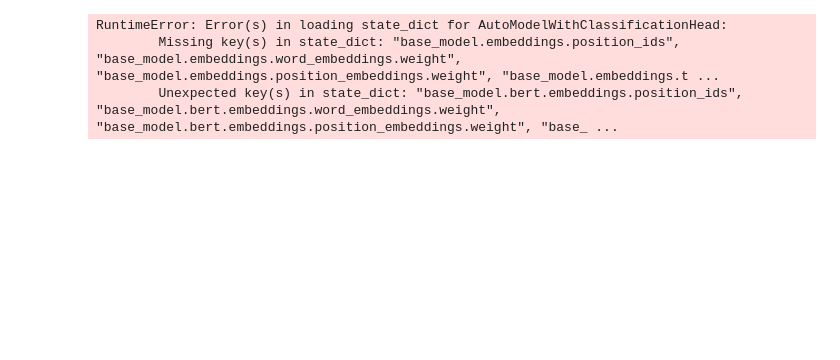
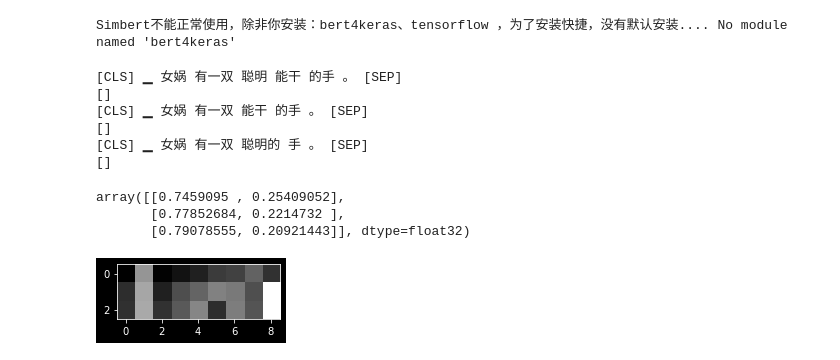
Before and after one commit to holajoa/chinese-grammar-error-detection, a Jupyter notebook: notebooks/pipeline.ipynb, the cells around one changed output. Saved outputs shown, nothing was run; the diff lists cells and outputs as text; code cells hidden in the pictures; blank space fills up the shorter version.

```diff
--- a/notebooks/pipeline.ipynb
+++ b/notebooks/pipeline.ipynb
@@ -5,8 +5,15 @@ sys.path.append('..')
 import torch
 import numpy as np
 
+
 from utils import ntf
 from pipeline import PipelineGED
 
 from transformers import logging
 logging.set_verbosity_error()
+
+
+# device = torch.device("cpu")
+device = torch.device("cuda:0")
+# %% [output]
+Simbert不能正常使用，除非你安装：bert4keras、tensorflow ，为了安装快捷，没有默认安装.... No module named 'bert4keras'
@@ -54,16 +69,66 @@ def apply_ged_pipeline(texts):
+# %%
+if MODEL_ARCH == 'macbert':
+    checkpoints = [
+        '../finetuned_models/ensemble/model0/checkpoint-2400/pytorch_model.bin',
+    ]
+elif MODEL_ARCH == 'ernie':
+    checkpoints = [f'../finetuned_models/balanced_trial_ernie_gram/fold{i}/checkpoint-1910/pytorch_model.bin' for i in range(10)]
+elif MODEL_ARCH == 'roberta-word-based':
+    checkpoints = [
+        "../finetuned_models/word-based-roberta/model0/checkpoint-1500/pytorch_model.bin",
+        "../finetuned_models/word-based-roberta/model1/checkpoint-1000/pytorch_model.bin",
+        "../finetuned_models/word-based-roberta/model2/checkpoint-1500/pytorch_model.bin",
+        "../finetuned_models/word-based-roberta/model3/checkpoint-2000/pytorch_model.bin",
+        "../finetuned_models/word-based-roberta/model4/checkpoint-500/pytorch_model.bin",
+    ]
+else:
+    print(f'Model {MODEL_ARCH} is not implemented yet.')
+
+data_configs = {
+    'model_name':model_name,
+    'maxlength':max_length,
+    'train_val_split':-1,
+    'test':True,
+    'remove_username':False,
+    'remove_punctuation':False,
+    'to_simplified':False,
+    'emoji_to_text':False,
+    'split_words':False,
+    'cut_all':False,
+}
+clf = PipelineGED(
+    model_name=model_name,
+    data_configs=data_configs,
+    single_layer_cls=True,
+    model_architecture='bert_with_clf_head',
+)
+
+def apply_ged_pipeline(texts, majority_vote=False):
+    if majority_vote:
+        return clf(texts=texts, checkpoints=checkpoints, device=device, output_probabilities=True, display=False, majority_vote=True)
+    probs, seq_probs, err_char_lst = clf(texts=texts, checkpoints=checkpoints, device=device, output_probabilities=True, display=True, majority_vote=False)
+    return probs, seq_probs, err_char_lst
 # %%
 ## 搭配
 texts = [
     '女娲有一双聪明能干的手。',
     '女娲有一双能干的手。',
     '女娲有一双聪明的手。',
 ]
 
 probs, seq_probs, err_char = apply_ged_pipeline(texts)
+probs
 # %% [output]
-RuntimeError: Error(s) in loading state_dict for AutoModelWithClassificationHead:
-        Missing key(s) in state_dict: "base_model.embeddings.position_ids", "base_model.embeddings.word_embeddings.weight", "base_model.embeddings.position_embeddings.weight", "base_model.embeddings.t ...
-        Unexpected key(s) in state_dict: "base_model.bert.embeddings.position_ids", "base_model.bert.embeddings.word_embeddings.weight", "base_model.bert.embeddings.position_embeddings.weight", "base_ ...
+[CLS] ▁ 女娲 有一双 聪明 能干 的手 。 [SEP]
+[]
+[CLS] ▁ 女娲 有一双 能干 的手 。 [SEP]
+[]
+[CLS] ▁ 女娲 有一双 聪明的 手 。 [SEP]
+[]
+array([[0.7459095 , 0.25409052],
+       [0.77852684, 0.2214732 ],
+       [0.79078555, 0.20921443]], dtype=float32)
+[figure, added]
 # %%
 texts = [
     '张强从小生活在爷爷奶奶身边，因而对父母有着浓厚的感情。',
```
Also changed, not shown: parts of 15 cells of this notebook, 14 other files.
